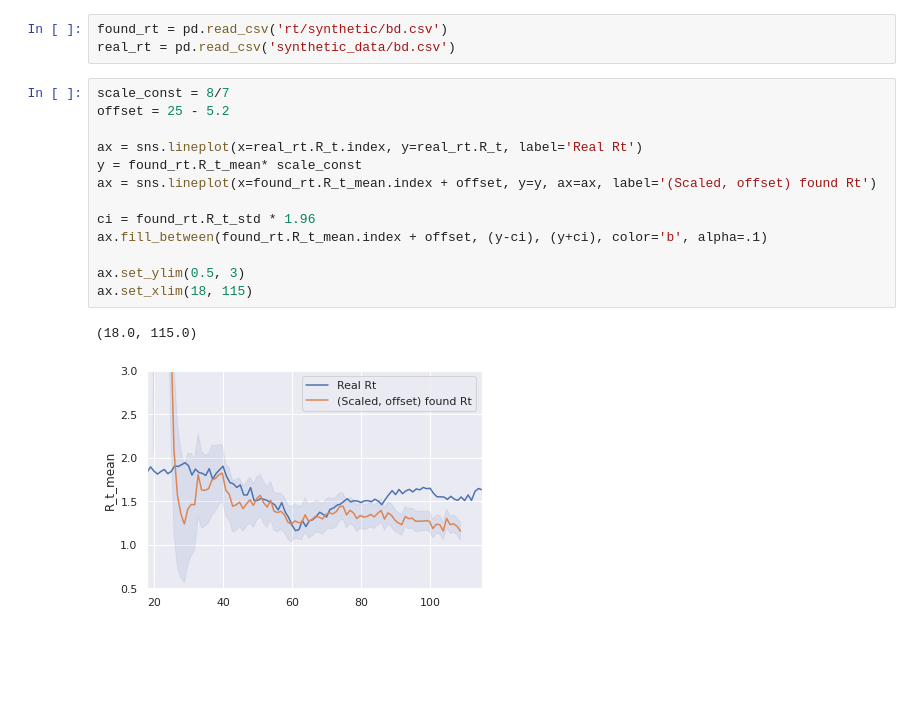
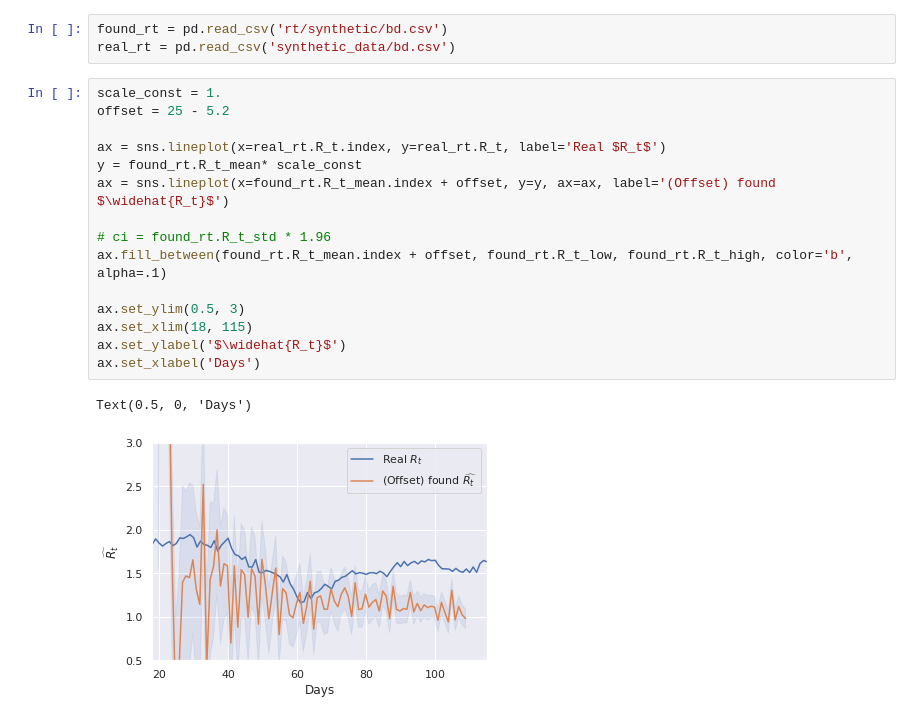
Before and after one commit to Neehan/Realtime_Rt, a Jupyter notebook: visualizations.ipynb, the cells around one changed output. Cells and saved outputs as stored; diff of their text form; blank space fills up the shorter version.

```diff
--- a/visualizations.ipynb
+++ b/visualizations.ipynb
@@ -12,19 +12,21 @@ sns.set()
 found_rt = pd.read_csv('rt/synthetic/bd.csv')
 real_rt = pd.read_csv('synthetic_data/bd.csv')
 # %%
-scale_const = 8/7
+scale_const = 1.
 offset = 25 - 5.2
 
-ax = sns.lineplot(x=real_rt.R_t.index, y=real_rt.R_t, label='Real Rt')
+ax = sns.lineplot(x=real_rt.R_t.index, y=real_rt.R_t, label='Real $R_t$')
 y = found_rt.R_t_mean* scale_const
-ax = sns.lineplot(x=found_rt.R_t_mean.index + offset, y=y, ax=ax, label='(Scaled, offset) found Rt')
+ax = sns.lineplot(x=found_rt.R_t_mean.index + offset, y=y, ax=ax, label='(Offset) found $\widehat{R_t}$')
 
-ci = found_rt.R_t_std * 1.96
-ax.fill_between(found_rt.R_t_mean.index + offset, (y-ci), (y+ci), color='b', alpha=.1)
+# ci = found_rt.R_t_std * 1.96
+ax.fill_between(found_rt.R_t_mean.index + offset, found_rt.R_t_low, found_rt.R_t_high, color='b', alpha=.1)
 
 ax.set_ylim(0.5, 3)
 ax.set_xlim(18, 115)
+ax.set_ylabel('$\widehat{R_t}$')
+ax.set_xlabel('Days')
 # %% [output]
-(18.0, 115.0)
+Text(0.5, 0, 'Days')
-[figure, old version]
+[figure, new version]
 # %%
```
Also changed, not shown: parts of 1 cell of this notebook, 2 other files.
